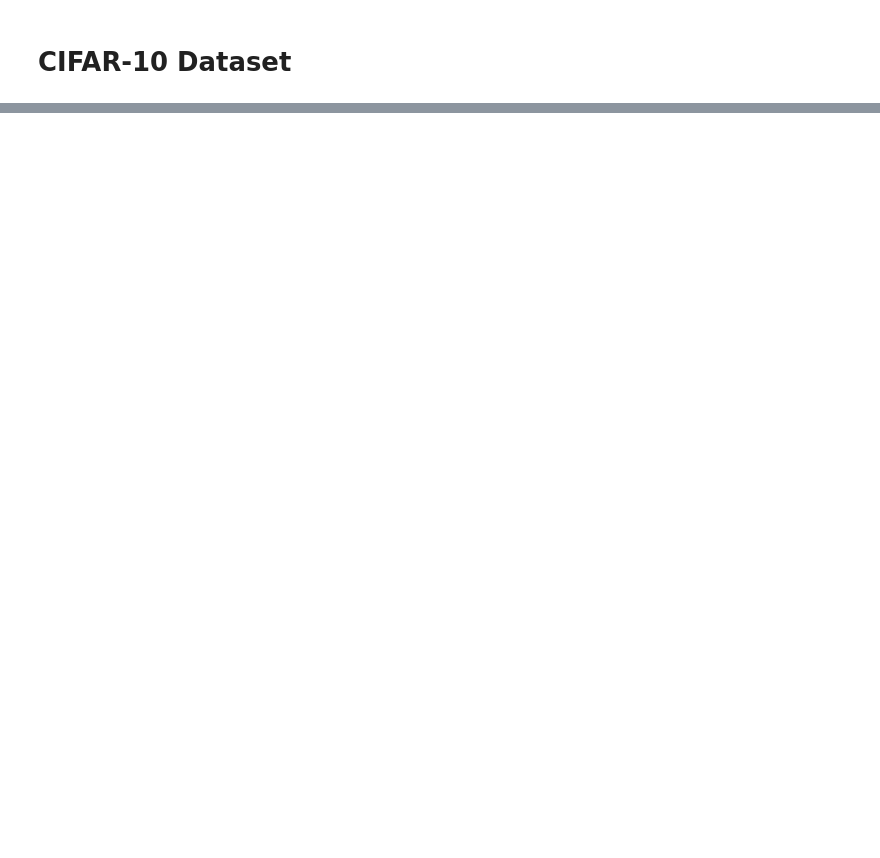
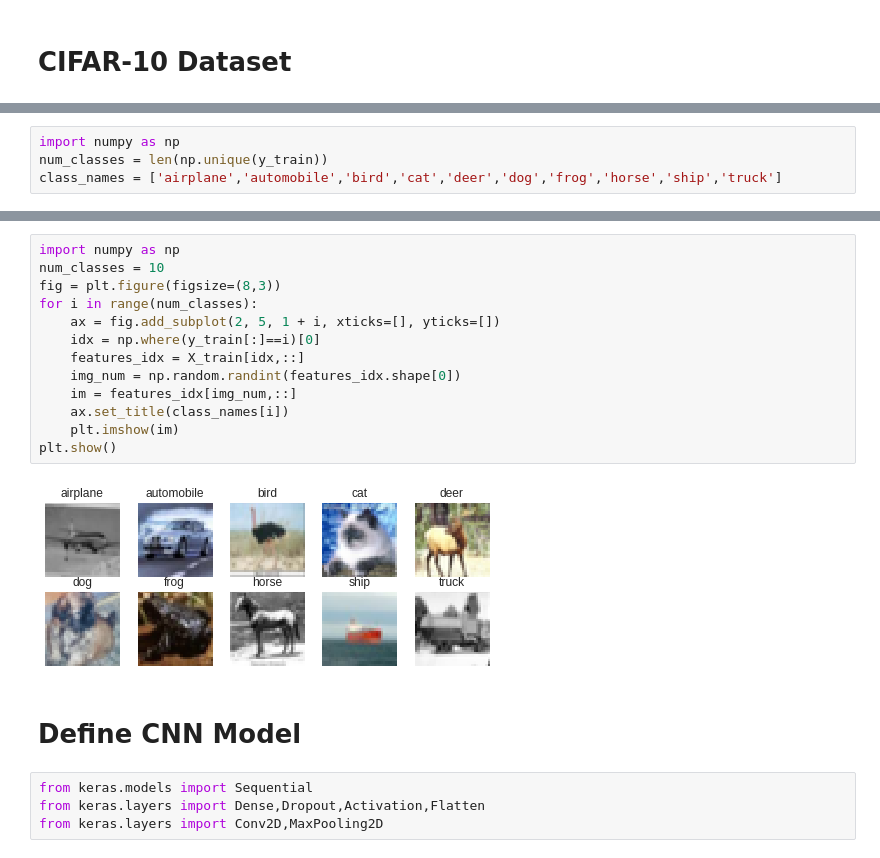
Before and after one commit to sandeeppalakkal/ML_Datascience_Practice, a Jupyter notebook: CIFAR10_in_Keras.ipynb, the cells around one changed output, grey strips where cells are left out. Saved outputs shown, nothing was run; the diff lists cells and outputs as text; blank space fills up the shorter version.

```diff
--- a/CIFAR10_in_Keras.ipynb
+++ b/CIFAR10_in_Keras.ipynb
@@ -15,0 +23,4 @@ Downloading data from https://www.cs.toronto.edu/~kriz/cifar-10-python.tar.gz
+# %%
+import numpy as np
+num_classes = len(np.unique(y_train))
+class_names = ['airplane','automobile','bird','cat','deer','dog','frog','horse','ship','truck']
@@ -15,0 +49,21 @@ Downloading data from https://www.cs.toronto.edu/~kriz/cifar-10-python.tar.gz
+# %%
+import numpy as np
+num_classes = 10
+fig = plt.figure(figsize=(8,3))
+for i in range(num_classes):
+    ax = fig.add_subplot(2, 5, 1 + i, xticks=[], yticks=[])
+    idx = np.where(y_train[:]==i)[0]
+    features_idx = X_train[idx,::]
+    img_num = np.random.randint(features_idx.shape[0])
+    im = features_idx[img_num,::]
+    ax.set_title(class_names[i])
+    plt.imshow(im)
+plt.show()
+# %% [output]
+[figure, added]
+# %% [markdown]
+# Define CNN Model
+# %%
+from keras.models import Sequential
+from keras.layers import Dense,Dropout,Activation,Flatten
+from keras.layers import Conv2D,MaxPooling2D
```
Also changed, not shown: parts of 18 cells of this notebook.
